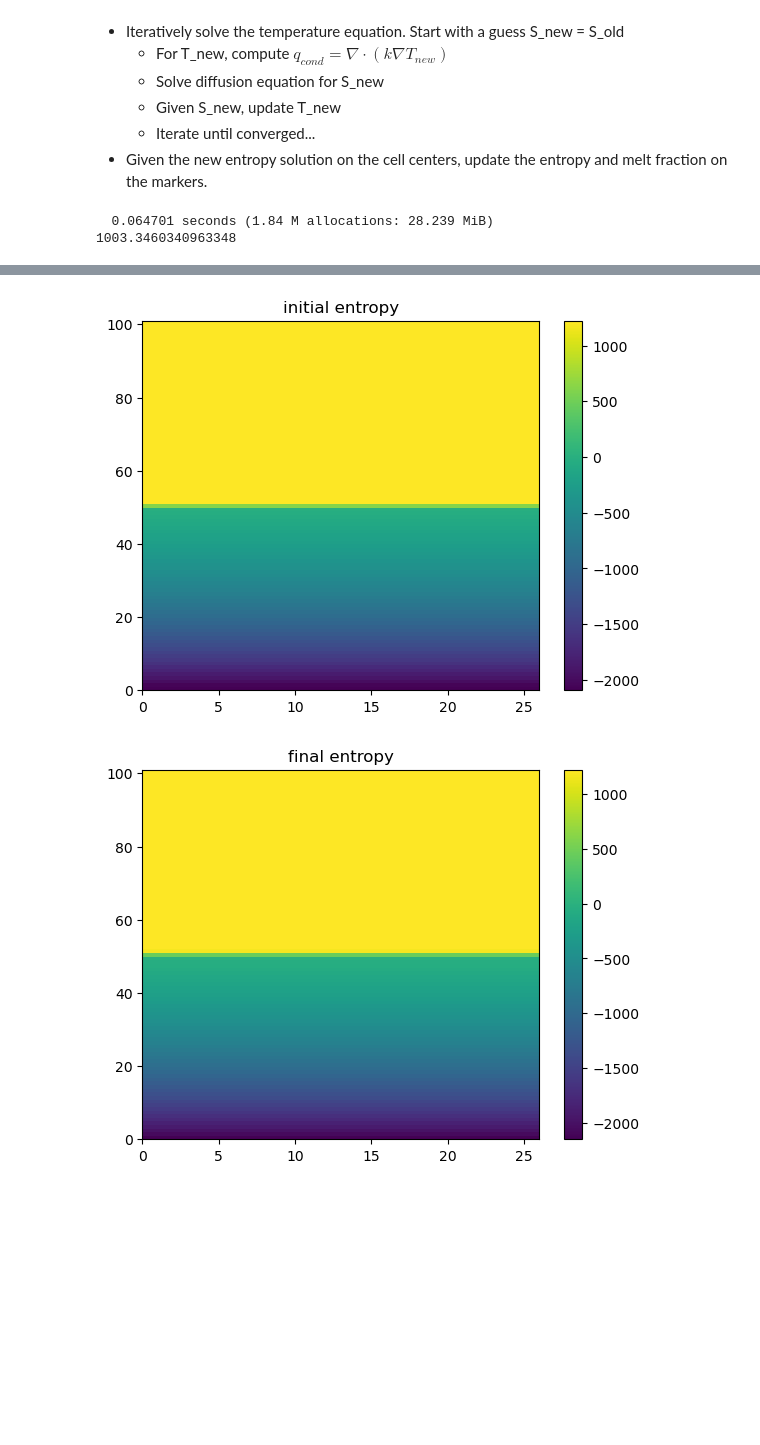
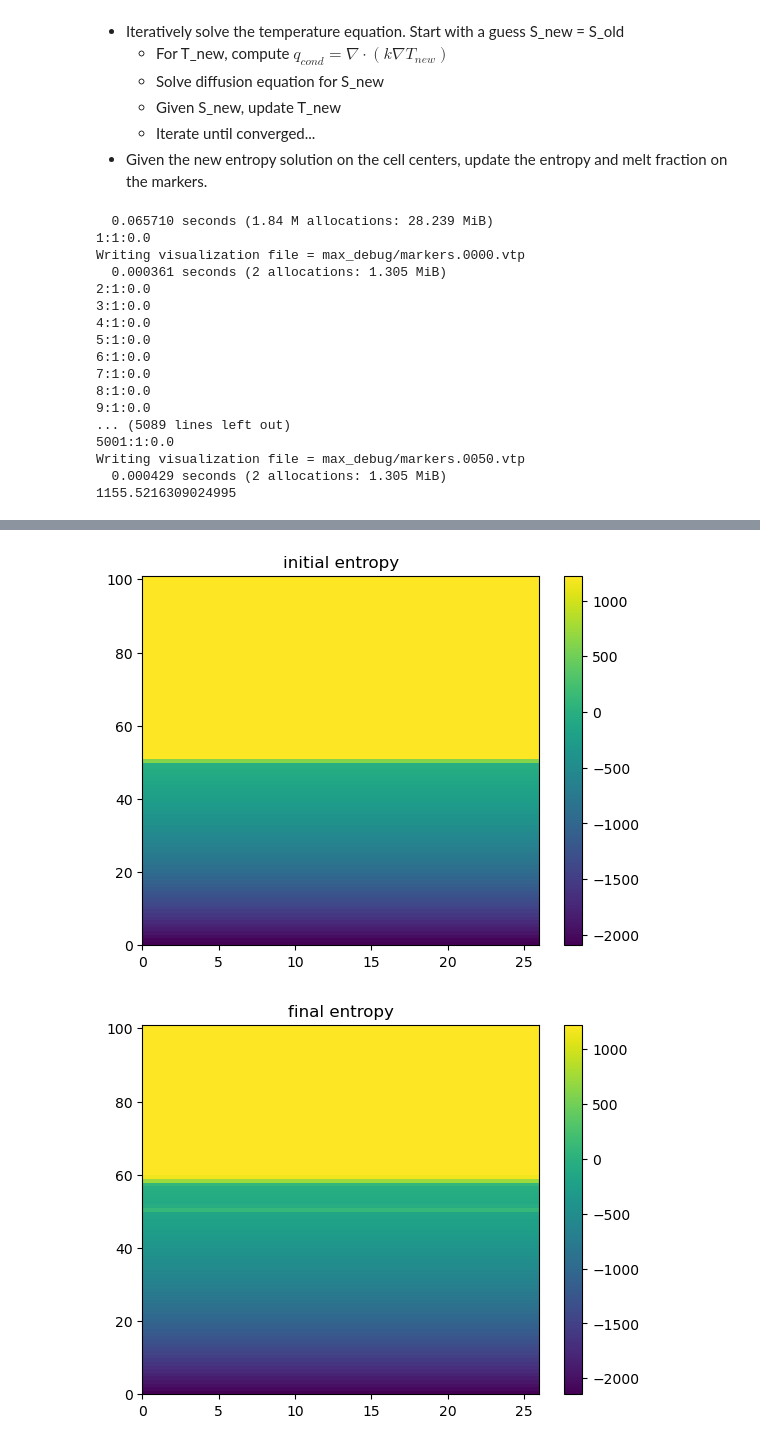
Before and after one commit to maxrudolph/gerya-julia, a Jupyter notebook: StefanProblem-Markers.ipynb, the cells around one changed output, grey strips where cells are left out. Cells and saved outputs as stored; diff of their text form; code cells hidden in the pictures; blank space fills up the shorter version.

```diff
--- a/StefanProblem-Markers.ipynb
+++ b/StefanProblem-Markers.ipynb
@@ -112,6 +112,7 @@ function initial_conditions!(markers::Markers,materials::Materials,options::Dict
     Cp = markers.scalarFields["Cp"]
     Hr = markers.scalarFields["Hr"]
     kThermal = markers.scalarFields["kThermal"]
+    rho = markers.scalarFields["rho"]
 
     # Setting up Stefan conidtion
     lambda1 = get_lambda1(options)
@@ -134,7 +135,7 @@ function initial_conditions!(markers::Markers,materials::Materials,options::Dict
             markers.scalars[T,i] = 273.0
             markers.scalars[X,i] = 1.0
             markers.scalars[S,i] = compute_S_from_T_X(markers.scalars[X,i],markers.scalars[T,i],options)
-
+            markers.scalars[rho,i] = materials.rho0[1]
         elseif my < hice # icy shell
             markers.integers[material,i] = 1
             markers.scalars[alpha,i] = materials.alpha[1]
@@ -144,6 +145,7 @@ function initial_conditions!(markers::Markers,materials::Materials,options::Dict
             markers.scalars[T,i] = stefan_initial_condition(get_theta(my,t,lambda1),options)
             markers.scalars[X,i] = 0.0
             markers.scalars[S,i] = compute_S_from_T_X(markers.scalars[X,i],markers.scalars[T,i],options)
+            markers.scalars[rho,i] = materials.rho0[1]
         end
     end
     # end loop over markers
@@ -236,8 +238,10 @@ ttmp = get_t(lambda1,options)
 # end
 
 rho_c,Hr,kThermal,Slast,Xlast, = marker_to_stag(markers,mygrid,["rho","Hr","kThermal","S","X"],"center")
-rhocp = markers.scalars[markers.scalarFields["rho"],:] .* markers.scalars[markers.scalarFields["Cp"],:]
+rhoT = markers.scalars[markers.scalarFields["rho"],:] .* markers.scalars[markers.scalarFields["T"],:]
 Tlast, = marker_to_stag(markers,mygrid,["T"],"center")
+
+Slast, = marker_to_stag(markers,mygrid,["S"],"center",extra_weight=rhoT)
 kThermal_vx, = marker_to_stag(markers,mygrid,["kThermal",],"vx")
 kThermal_vy, = marker_to_stag(markers,mygrid,["kThermal",],"vy")
 
@@ -255,6 +259,7 @@ show()
 S0 = copy(Slast)
 
 time = 0.0
+iout=0
 dt = calculate_diffusion_timestep(mygrid,options)
 
 ocean_ice_interface = []
@@ -262,21 +267,28 @@ append!(ocean_ice_interface,options["ym"])
 plot_time = []
 append!(plot_time,0.0)
 
-for itime in 1:100
-    Slast,Xlast,Tlast = marker_to_stag(markers,mygrid,["S","X","T"],"center")
+for itime in 1:5001
+    Xlast,Tlast = marker_to_stag(markers,mygrid,["X","T"],"center")
+    rhoT = markers.scalars[markers.scalarFields["rho"],:] .* markers.scalars[markers.scalarFields["T"],:]
+    Slast, = marker_to_stag(markers,mygrid,["S"],"center",extra_weight=rhoT)
+
     Snew = copy(Slast)
     Tnew = copy(Tlast)
     Xnew = copy(Xlast)
-    for titer in 1:100
-        q_vx,q_vy = compute_q_cond(mygrid,Tnew,kThermal_vx,kThermal_vy) # W/m^2
+    for titer in 1:300
+        q_vx,q_vy = compute_q_cond(mygrid,Tlast,kThermal_vx,kThermal_vy) # W/m^2
         #dS = compute_S_new(mygrid,Tnew,rho_c,Hr,q_vx,q_vy,Slast,dt) .- Snew
-        Snew = compute_S_new(mygrid,Tnew,rho_c,Hr,q_vx,q_vy,Slast,dt)
+        Snew = compute_S_new(mygrid,Tlast,rho_c,Hr,q_vx,q_vy,Slast,dt)
         Tnew,Xnew = update_T_X_from_S(Snew,options)
         Tnew,Xnew,Snew = ghost_nodes_center_TXS(mygrid,Tnew,Xnew,Snew,Tbctype,Tbcval,options)
-        residual = compute_entropy_residual(mygrid,Tnew,rho_c,Hr,q_vx,q_vy,Slast,Snew,dt)
+        residual = compute_entropy_residual(mygrid,Tlast,rho_c,Hr,q_vx,q_vy,Slast,Snew,dt)
         Snorm = norm( residual[2:ny,2:nx] )
-        #println(titer,":",Snorm)
-        if Snorm < 1e-6
+
+        if Snorm < 1e-8
+            println(itime,":",titer,":",Snorm)
+            break
+        elseif titer == 100
+            println("failed to converge")
             break
         end
     end
@@ -285,7 +297,6 @@ for itime in 1:100
     cell_center_change_to_markers!(markers,mygrid,dS,"S")
     update_marker_T_X!(markers,materials,options)
 
-
     interface = get_interface(mygrid,-Snew,-611.0)
     append!(ocean_ice_interface,mean(interface))
 
@@ -293,6 +304,14 @@ for itime in 1:100
     Slast = copy(Snew)
     Xlast = copy(Xnew)
     Tlast = copy(Tnew)
+
+    if mod(itime,100) == 1
+        output_dir = "max_debug"
+        name1 = @sprintf("%s/markers.%04d.vtp",output_dir,iout)
+        println("Writing visualization file = ",name1)
+        visualization(markers,time/seconds_in_year;filename=name1)
+        iout+=1
+    end
     time += dt
     append!(plot_time,time)
 end
@@ -301,33 +320,48 @@ figure()
 pcolor(Slast)
 colorbar()
 title("final entropy")
 show()
 
 
 figure()
 plot(mygrid.yc,Tlast[:,2])
 
 final_time = ttmp + time
 stefan_solution = zeros(ny+1,1)
 for j in 1:mygrid.ny
     stefan_solution[j] = stefan_initial_condition( get_theta(mygrid.yc[j],final_time,lambda1),options)
 end
 plot(mygrid.yc,stefan_solution,"r--")
 show()
 
 
 yfinal = get_y.(lambda1,final_time,Ref(options))
 println(yfinal)
 
 figure()
 plot(plot_time,ocean_ice_interface)
 yfinal = get_y.(lambda1,plot_time .+ ttmp,Ref(options))
 plot(plot_time,yfinal,"r--")
 
 show()
 # %% [output]
-  0.064701 seconds (1.84 M allocations: 28.239 MiB)
-1003.3460340963348
+  0.065710 seconds (1.84 M allocations: 28.239 MiB)
+1:1:0.0
+Writing visualization file = max_debug/markers.0000.vtp
+  0.000361 seconds (2 allocations: 1.305 MiB)
+2:1:0.0
+3:1:0.0
+4:1:0.0
+5:1:0.0
+6:1:0.0
+7:1:0.0
+8:1:0.0
+9:1:0.0
+... (5089 lines left out)
+5001:1:0.0
+Writing visualization file = max_debug/markers.0050.vtp
+  0.000429 seconds (2 allocations: 1.305 MiB)
+1155.5216309024995
 [figure]
 [figure]
-[figure, old version]
+[figure, new version]
```
Also changed, not shown: parts of 1 cell of this notebook.
